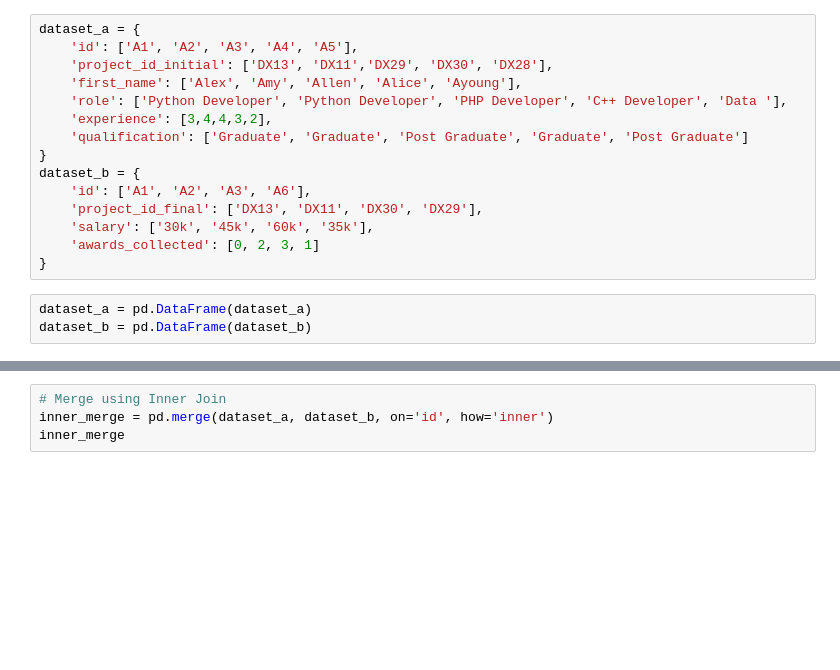
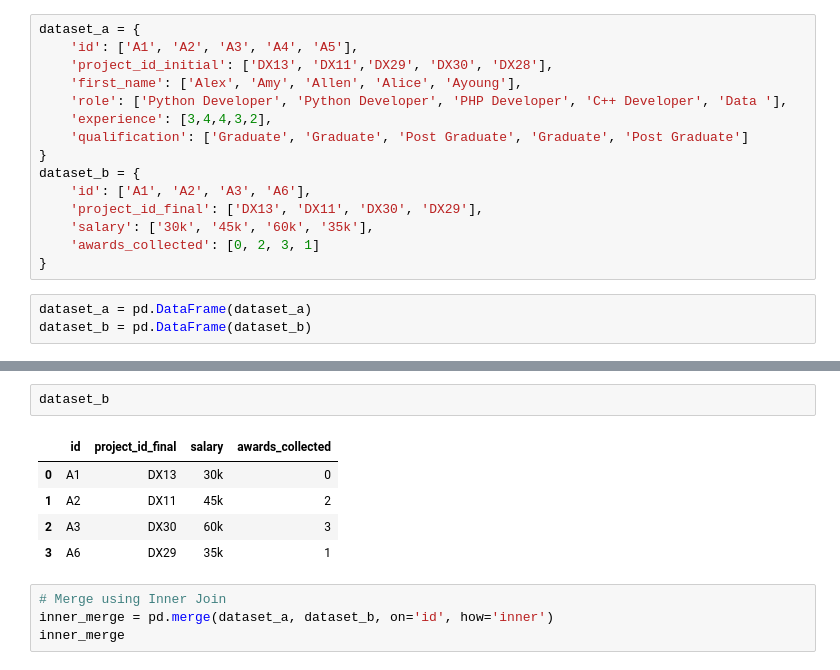
Before and after one commit to mainbosskay/Data_Science-Python_Basics, a Jupyter notebook: python_libraries-pandas.ipynb, the cells around one changed output, grey strips where cells are left out. Saved outputs shown, nothing was run; the diff lists cells and outputs as text; blank space fills up the shorter version.

```diff
--- a/python_libraries-pandas.ipynb
+++ b/python_libraries-pandas.ipynb
@@ -710,3 +736,11 @@ dataset_b = pd.DataFrame(dataset_b)
+# %%
+dataset_b
+# %% [output]
+|  | id | project_id_final | salary | awards_collected |
+| 0 | A1 | DX13 | 30k | 0 |
+| 1 | A2 | DX11 | 45k | 2 |
+| 2 | A3 | DX30 | 60k | 3 |
+| 3 | A6 | DX29 | 35k | 1 |
 # %%
 # Merge using Inner Join
 inner_merge = pd.merge(dataset_a, dataset_b, on='id', how='inner')
```
Also changed, not shown: parts of 3 cells of this notebook.
